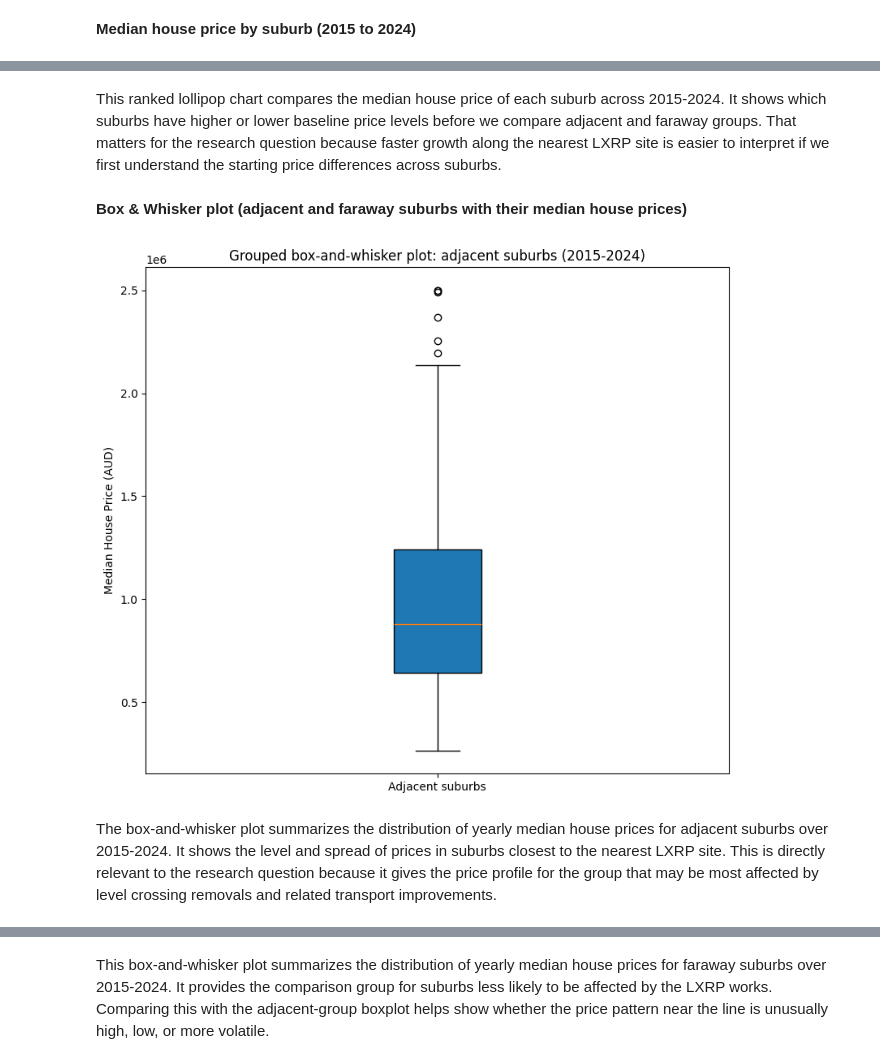
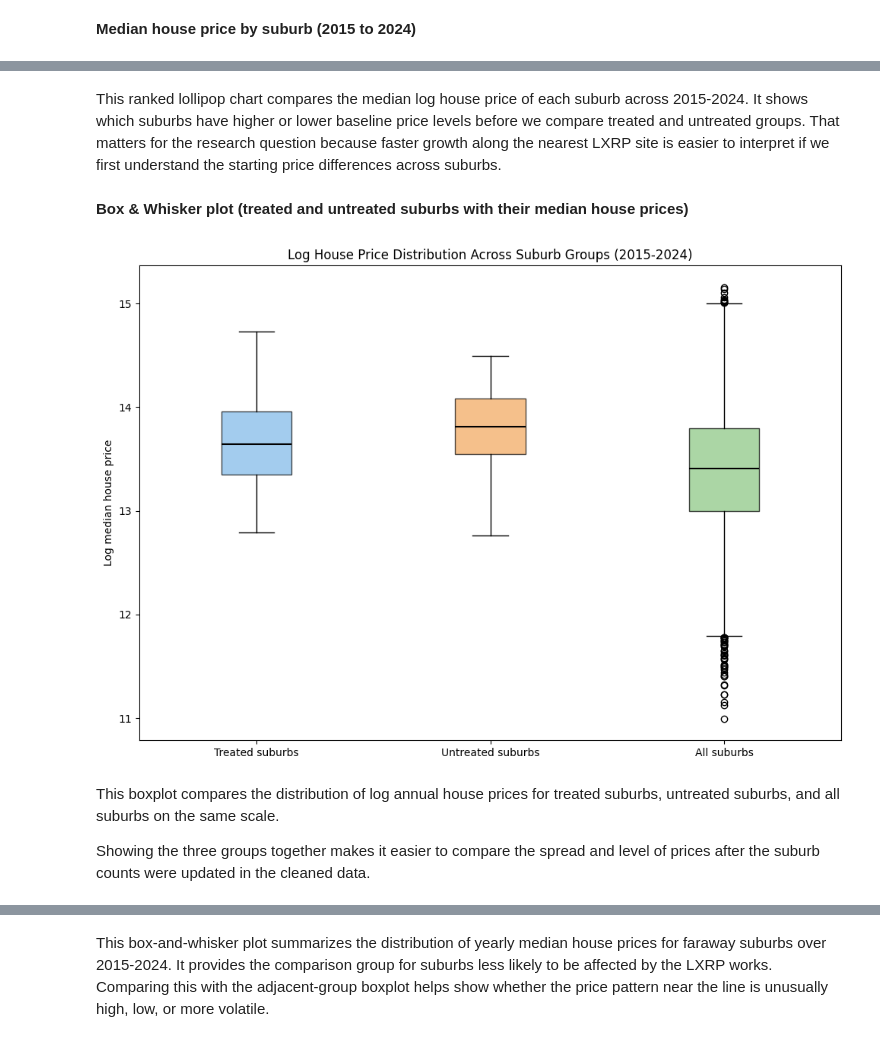
Before and after one commit to samantha-chin/ECC3479-project, a Jupyter notebook: visualisations.ipynb, the cells around one changed output, grey strips where cells are left out. Drawn from its saved outputs; the diff is of its cells as text; code cells hidden in the pictures.

```diff
--- a/visualisations.ipynb
+++ b/visualisations.ipynb
@@ -248,39 +154,53 @@ plt.show()
 # %% [markdown]
-This ranked lollipop chart compares the median house price of each suburb across 2015-2024. It shows which suburbs have higher or lower baseline price levels before we compare adjacent and faraway groups. That matters for the research question because faster growth along the nearest LXRP site is easier to interpret if we first understand the starting price differences across suburbs.
+This ranked lollipop chart compares the median log house price of each suburb across 2015-2024. It shows which suburbs have higher or lower baseline price levels before we compare treated and untreated groups. That matters for the research question because faster growth along the nearest LXRP site is easier to interpret if we first understand the starting price differences across suburbs.
 # %% [markdown]
-**Box & Whisker plot (adjacent and faraway suburbs with their median house prices)**
+**Box & Whisker plot (treated and untreated suburbs with their median house prices)**
 # %%
 import pandas as pd
 import matplotlib.pyplot as plt
 from pathlib import Path
 
 # Resolve project root reliably whether or not earlier cells were run.
 if "project_root" in globals():
     root = Path(project_root)
 else:
     root = Path.cwd()
 
-adjacent_path = root / "data" / "clean" / "adjacent_suburbs_house_prices_2015_2024.csv"
-adjacent_df = pd.read_csv(adjacent_path)
+year_cols = YEAR_STR
 
-year_cols = [str(y) for y in range(2015, 2025)]
+# Stack each suburb group into a single year-level distribution, using log prices.
+def values_from_wide(df):
+    values = df[year_cols].apply(pd.to_numeric, errors="coerce").to_numpy().ravel()
+    return pd.Series(values).dropna().values
 
-# Stack all adjacent-suburb yearly median prices into one grouped distribution.
-adjacent_values = (
-    adjacent_df[year_cols]
-    .apply(pd.to_numeric, errors="coerce")
-    .to_numpy()
-    .flatten()
+treated_values = values_from_wide(treated_df)
+untreated_values = values_from_wide(untreated_df)
+all_values = values_from_wide(all_suburbs_df)
+
+fig, ax = plt.subplots(figsize=(10, 7))
+box = ax.boxplot(
+    [treated_values, untreated_values, all_values],
+    tick_labels=["Treated suburbs", "Untreated suburbs", "All suburbs"],
+    showfliers=True,
+    patch_artist=True,
 )
-adjacent_values = pd.Series(adjacent_values).dropna().values
 
-fig, ax = plt.subplots(figsize=(8, 7))
-ax.boxplot([adjacent_values], tick_labels=["Adjacent suburbs"], showfliers=True, patch_artist=True)
-ax.set_ylabel("Median House Price (AUD)")
-ax.set_title("Grouped box-and-whisker plot: adjacent suburbs (2015-2024)")
+colors = ["#7db7e8", "#f2a65a", "#88c57f"]
+for patch, color in zip(box["boxes"], colors):
+    patch.set_facecolor(color)
+    patch.set_alpha(0.7)
+
+for median in box["medians"]:
+    median.set_color("black")
+    median.set_linewidth(1.5)
+
+ax.set_ylabel("Log median house price")
+ax.set_title("Log House Price Distribution Across Suburb Groups (2015-2024)")
 plt.tight_layout()
 plt.show()
 # %% [output]
-[figure, old version]
+[figure, new version]
 # %% [markdown]
-The box-and-whisker plot summarizes the distribution of yearly median house prices for adjacent suburbs over 2015-2024. It shows the level and spread of prices in suburbs closest to the nearest LXRP site. This is directly relevant to the research question because it gives the price profile for the group that may be most affected by level crossing removals and related transport improvements.
+This boxplot compares the distribution of log annual house prices for treated suburbs, untreated suburbs, and all suburbs on the same scale.
+
+Showing the three groups together makes it easier to compare the spread and level of prices after the suburb counts were updated in the cleaned data.
```
Also changed, not shown: parts of 20 cells of this notebook.
